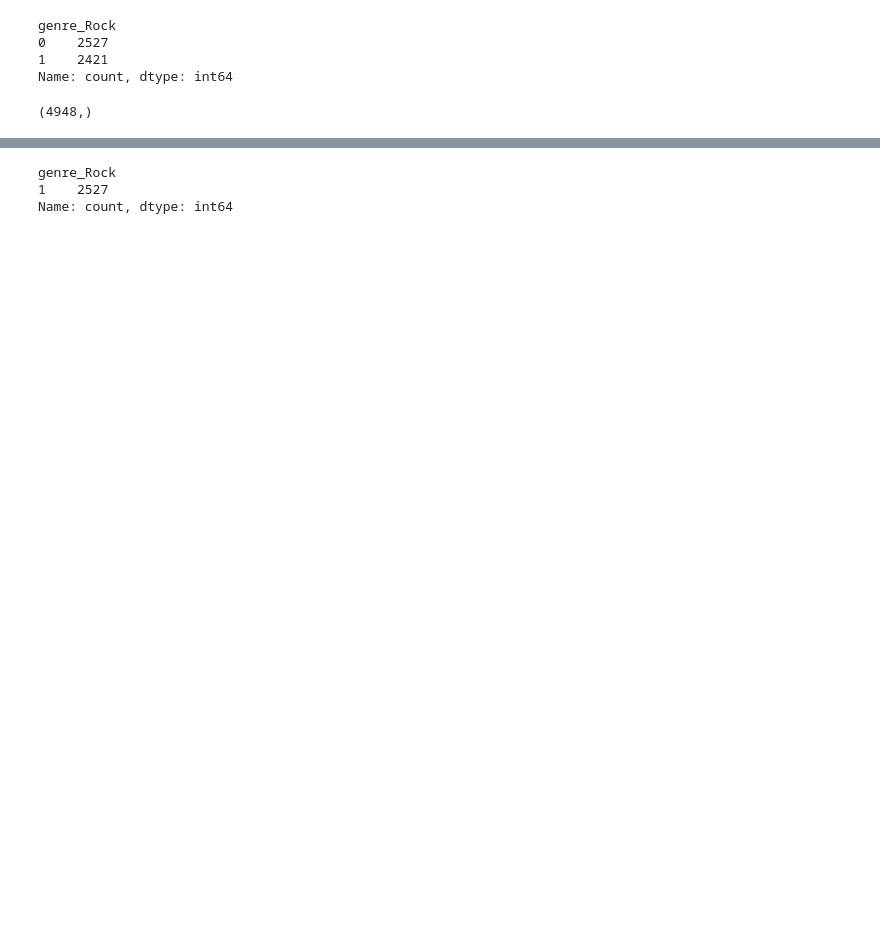
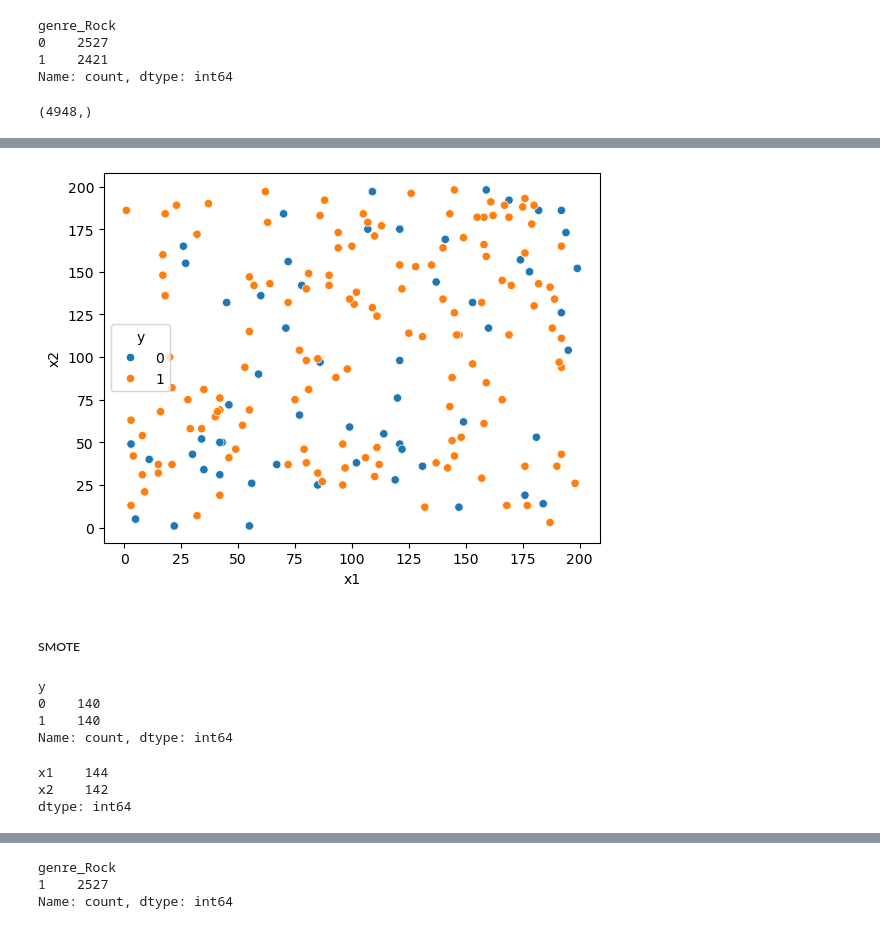
Before and after one commit to IpeBau/csci113i-business_intelligence, a Jupyter notebook: modeling/class_modeling.ipynb, the cells around one changed output, grey strips where cells are left out. Drawn from its saved outputs; the diff is of its cells as text; code cells hidden in the pictures; blank space fills up the shorter version.

```diff
--- a/modeling/class_modeling.ipynb
+++ b/modeling/class_modeling.ipynb
@@ -344,0 +407,4 @@ out_logreg_df['genre_Rock'].shape
+# %%
+from sklearn.utils import resample
+bootstrap_df_sample = resample(resampling_df_sample[resampling_df_sample['y']==0], replace=True, n_samples=140)
+bootstrap_df_sample
@@ -344,0 +425,3 @@ out_logreg_df['genre_Rock'].shape
+# %%
+bootstrap_df_sample = pd.concat([bootstrap_df_sample, resampling_df_sample[resampling_df_sample['y']==1]])
+bootstrap_df_sample
@@ -344,0 +461,7 @@ out_logreg_df['genre_Rock'].shape
+# %%
+sns.scatterplot(bootstrap_df_sample, x="x1", y="x2", hue="y")
+plt.show()
+# %% [output]
+[figure, added]
+# %% [markdown]
+##### SMOTE
@@ -344,0 +471,13 @@ out_logreg_df['genre_Rock'].shape
+# %%
+y.value_counts()
+# %% [output]
+y
+0    140
+1    140
+Name: count, dtype: int64
+# %%
+X.nunique()
+# %% [output]
+x1    144
+x2    142
+dtype: int64
```
Also changed, not shown: parts of 80 cells of this notebook.
